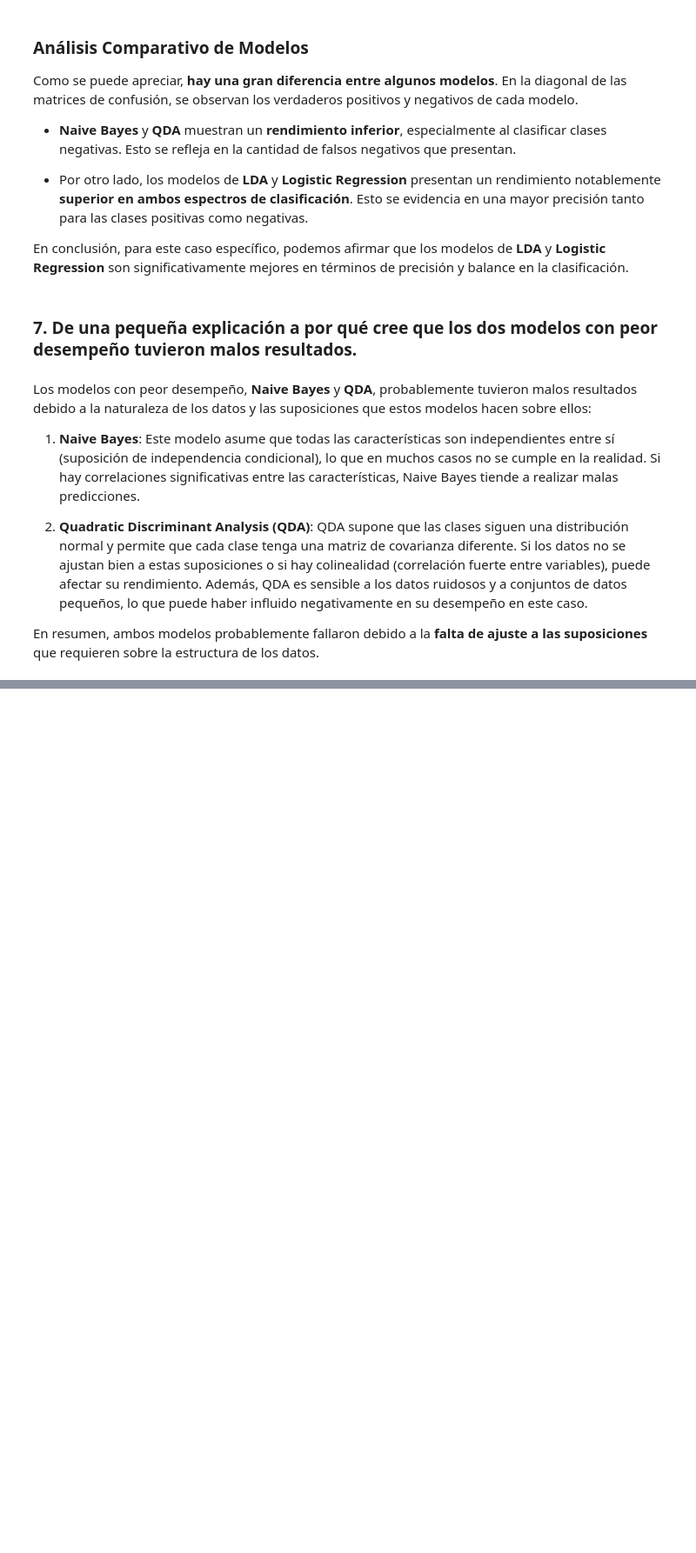
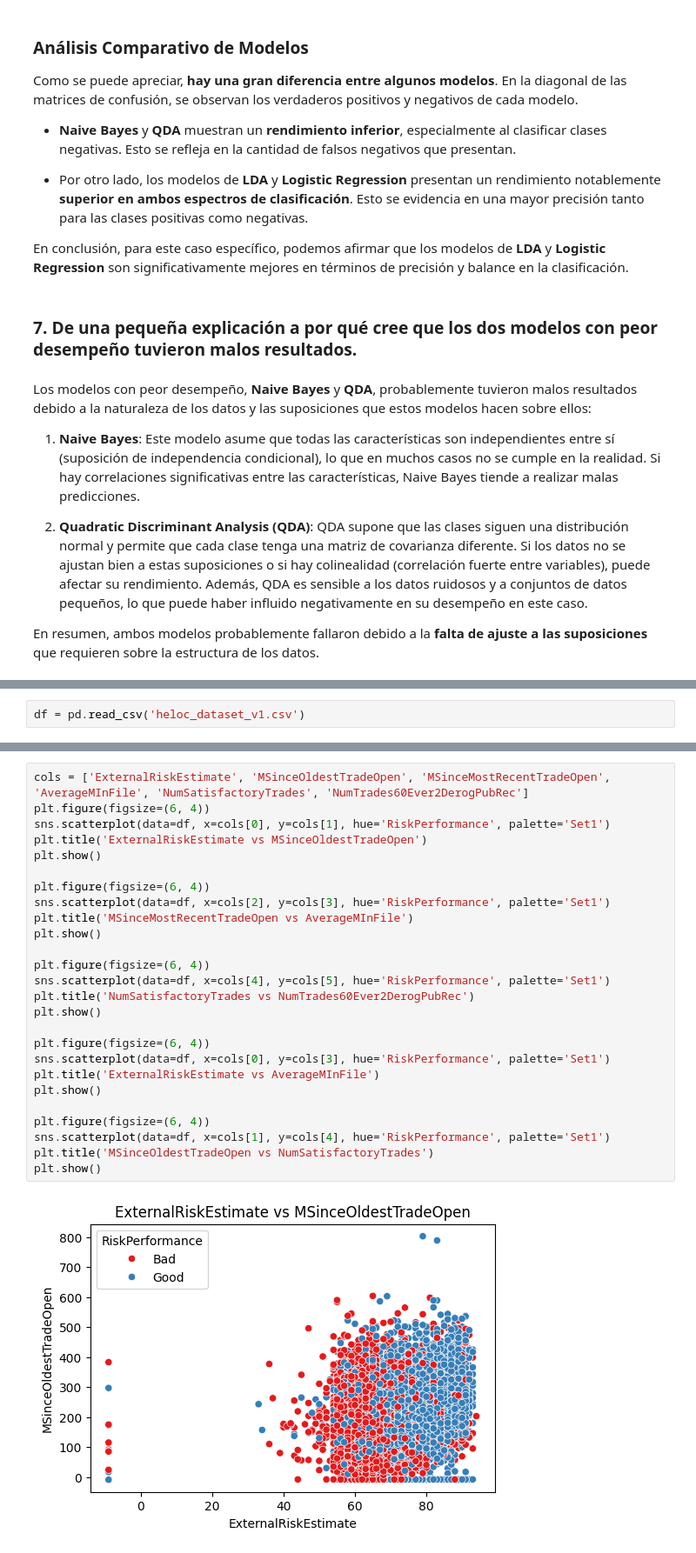
Before and after one commit to LaCalmaInc/ML, a Jupyter notebook: Tarea 1/tarea1.ipynb, the cells around one changed output, grey strips where cells are left out. Shown at 87% size. Cells and saved outputs as stored; diff of their text form; blank space fills up the shorter version.

```diff
--- a/Tarea 1/tarea1.ipynb
+++ b/Tarea 1/tarea1.ipynb
@@ -290,0 +300,2 @@ En resumen, ambos modelos probablemente fallaron debido a la **falta de ajuste a
+# %%
+df = pd.read_csv('heloc_dataset_v1.csv')
@@ -290,0 +332,28 @@ En resumen, ambos modelos probablemente fallaron debido a la **falta de ajuste a
+# %%
+cols = ['ExternalRiskEstimate', 'MSinceOldestTradeOpen', 'MSinceMostRecentTradeOpen', 'AverageMInFile', 'NumSatisfactoryTrades', 'NumTrades60Ever2DerogPubRec']
+plt.figure(figsize=(6, 4))
+sns.scatterplot(data=df, x=cols[0], y=cols[1], hue='RiskPerformance', palette='Set1')
+plt.title('ExternalRiskEstimate vs MSinceOldestTradeOpen')
+plt.show()
+
+plt.figure(figsize=(6, 4))
+sns.scatterplot(data=df, x=cols[2], y=cols[3], hue='RiskPerformance', palette='Set1')
+plt.title('MSinceMostRecentTradeOpen vs AverageMInFile')
+plt.show()
+
+plt.figure(figsize=(6, 4))
+sns.scatterplot(data=df, x=cols[4], y=cols[5], hue='RiskPerformance', palette='Set1')
+plt.title('NumSatisfactoryTrades vs NumTrades60Ever2DerogPubRec')
+plt.show()
+
+plt.figure(figsize=(6, 4))
+sns.scatterplot(data=df, x=cols[0], y=cols[3], hue='RiskPerformance', palette='Set1')
+plt.title('ExternalRiskEstimate vs AverageMInFile')
+plt.show()
+
+plt.figure(figsize=(6, 4))
+sns.scatterplot(data=df, x=cols[1], y=cols[4], hue='RiskPerformance', palette='Set1')
+plt.title('MSinceOldestTradeOpen vs NumSatisfactoryTrades')
+plt.show()
+# %% [output]
+[figure, added]
```
Also changed, not shown: parts of 21 cells of this notebook, 1 other file.
